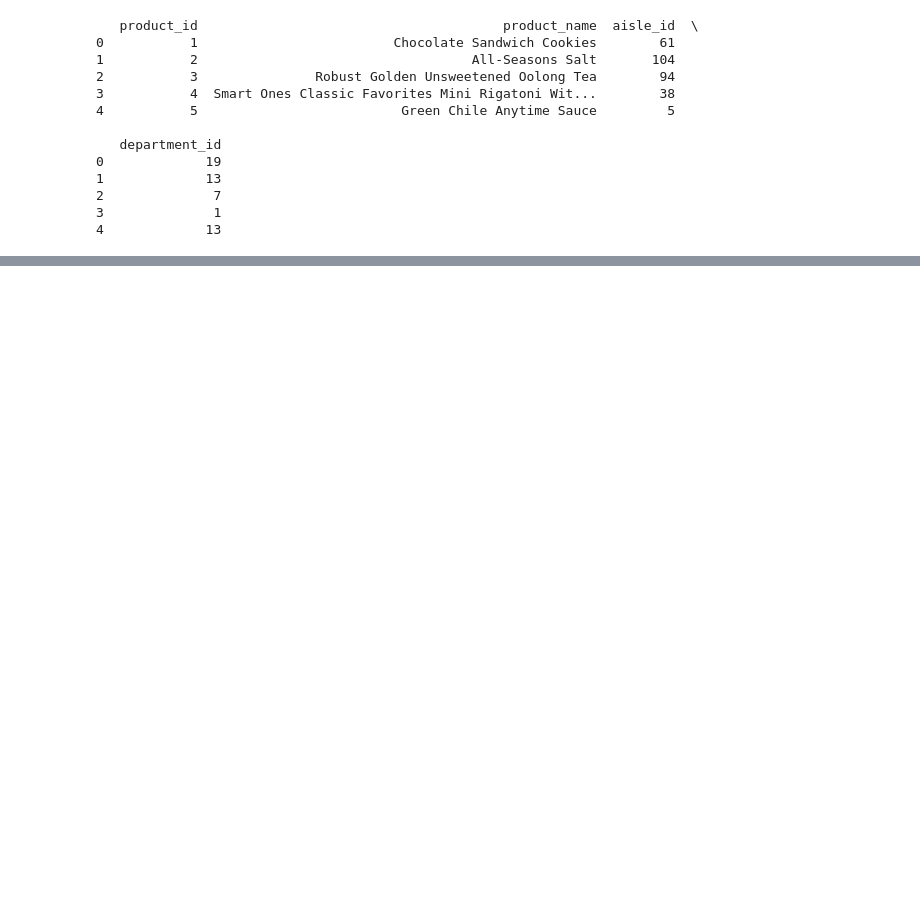
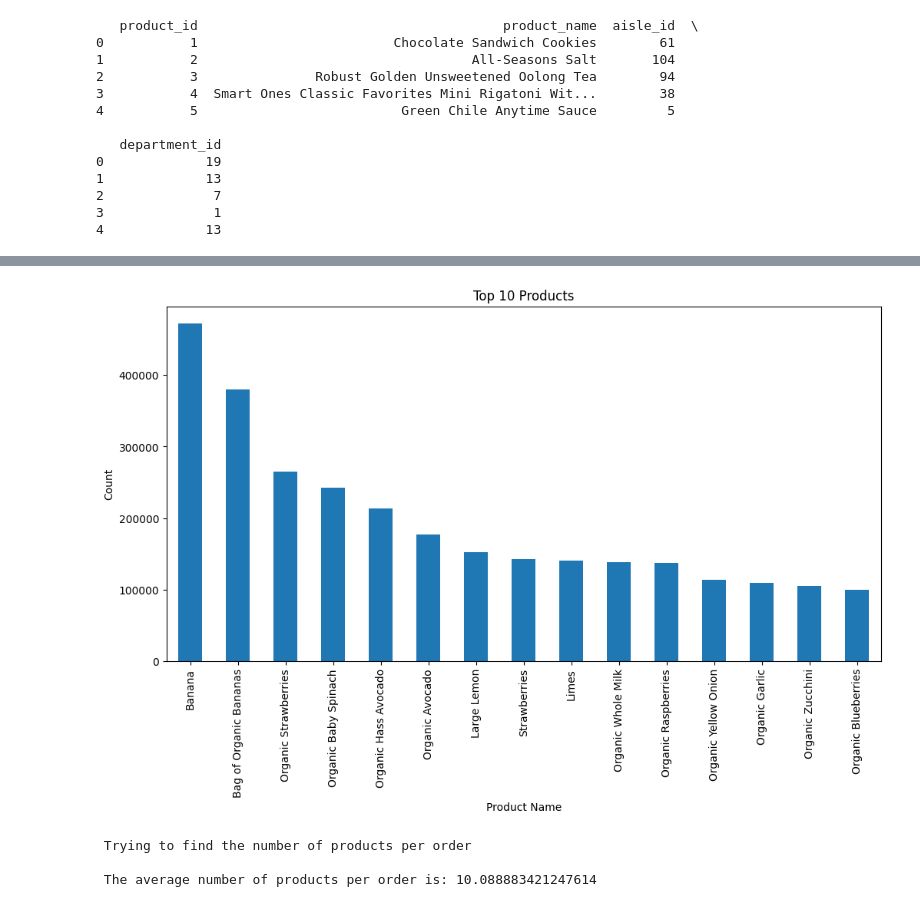
Before and after one commit to Brainnext/e-commerce-recommendation-engine, a Jupyter notebook: E_commerce_Recommendation_model.ipynb, the cells around one changed output, grey strips where cells are left out. Cells and saved outputs as stored; diff of their text form; code cells hidden in the pictures; blank space fills up the shorter version.

```diff
--- a/E_commerce_Recommendation_model.ipynb
+++ b/E_commerce_Recommendation_model.ipynb
@@ -63,0 +183,19 @@ print (products.head())
+# %%
+top_10_products = final_df['product_name'].value_counts().nlargest(15)
+plt.figure(figsize=(12,6))
+top_10_products.plot(kind='bar')
+plt.title('Top 10 Products')
+plt.xlabel('Product Name')
+plt.ylabel('Count')
+plt.show()
+# %% [output]
+[figure, added]
+# %%
+product_per_order = final_df.groupby('order_id')['product_id'].count()
+average_products_per_order = product_per_order.mean()
+print ("\n Trying to find the number of products per order ")
+print (f"\n The average number of products per order is: {average_products_per_order} ")
+# %% [output]
+ Trying to find the number of products per order
+
+ The average number of products per order is: 10.088883421247614
```
Also changed, not shown: parts of 16 cells of this notebook.
